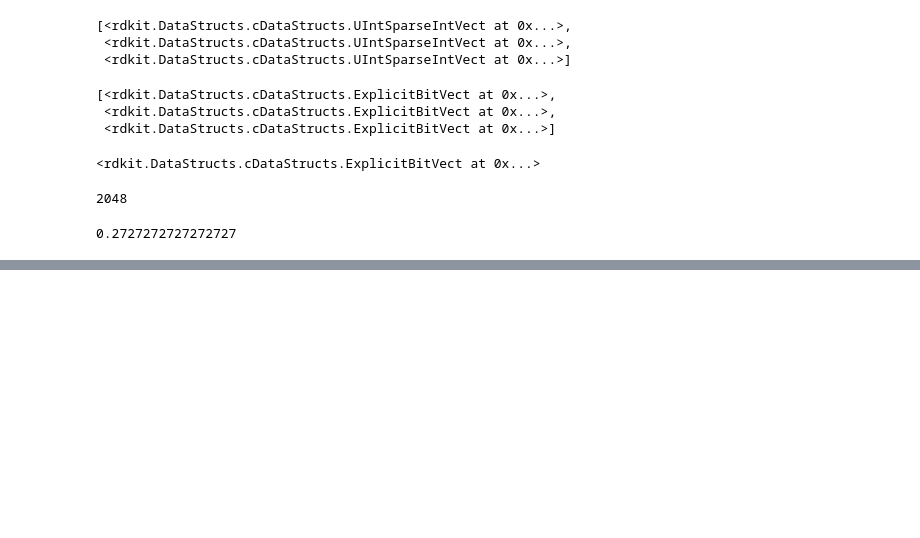
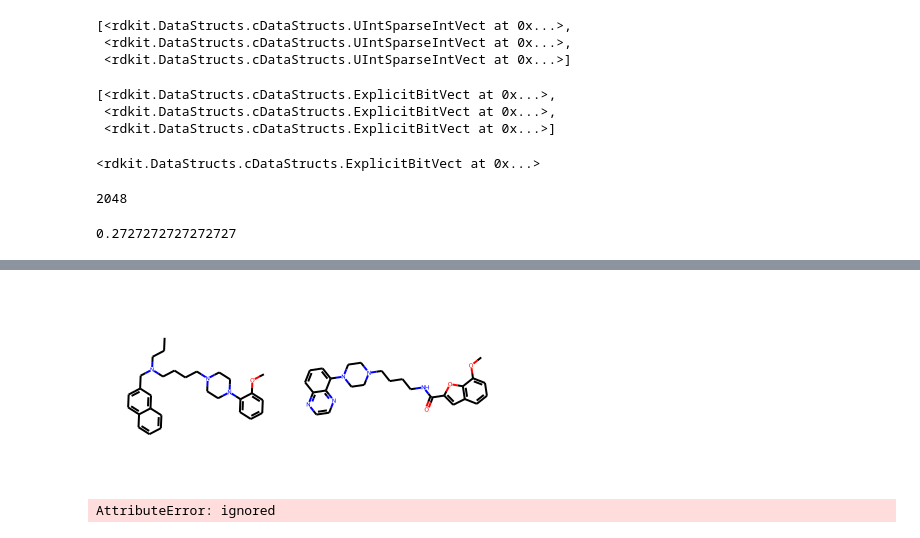
Before and after one commit to jinwoo3239/rdkit, a Jupyter notebook: rdkit_practice.ipynb, the cells around one changed output, grey strips where cells are left out. Saved outputs shown, nothing was run; the diff lists cells and outputs as text; code cells hidden in the pictures; blank space fills up the shorter version.

```diff
--- a/rdkit_practice.ipynb
+++ b/rdkit_practice.ipynb
@@ -394,0 +471,13 @@ DataStructs.FingerprintSimilarity(fps[0], fps[1])
+# %%
+# Similarity map
+
+mol = Chem.MolFromSmiles('COc1cccc2cc(C(=O)NCCCCN3CCN(c4cccc5nccnc54)CC3)oc21')
+refmol = Chem.MolFromSmiles('CCCN(CCCCN1CCN(c2ccccc2OC)CC1)Cc1ccc2ccccc2c1')
+
+Draw.MolsToGridImage([refmol, mol])
+# %% [output]
+[figure, added]
+# %%
+Draw.SimilarityMaps.GetSimilarityMapForFingerprint(refmol, mol)
+# %% [output]
+AttributeError: ignored
```
Also changed, not shown: parts of 44 cells of this notebook.
